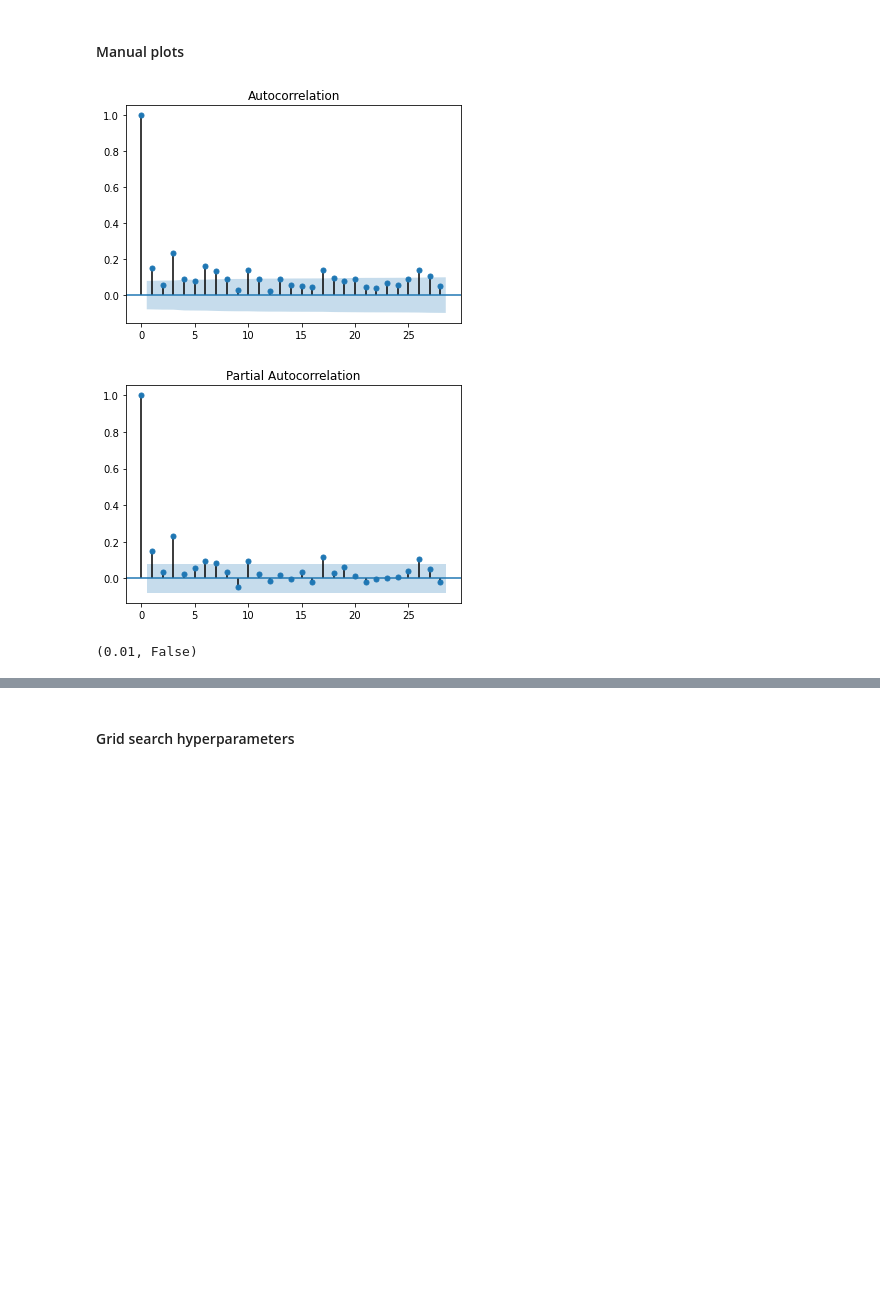
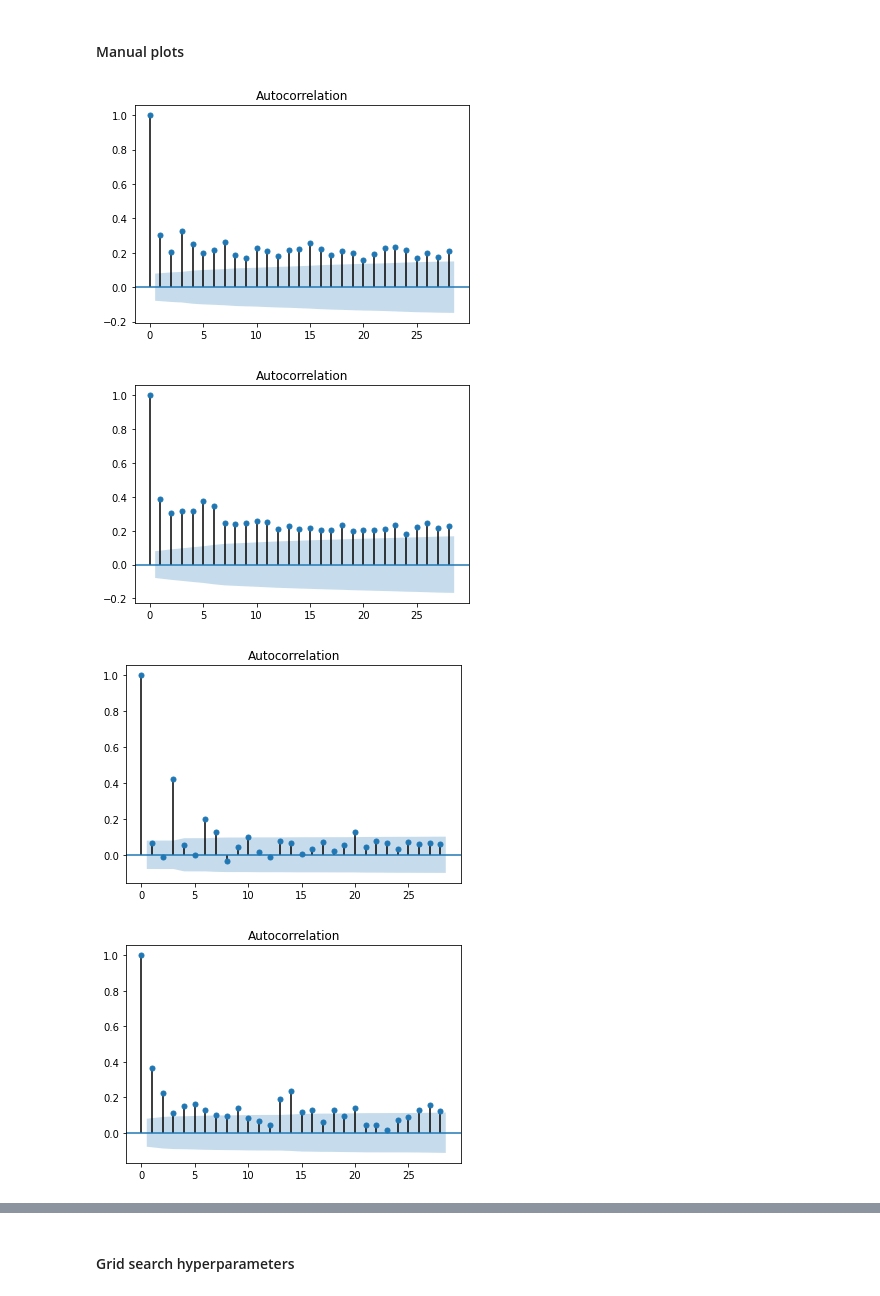
Before and after one commit to GitSanty/EWS-regression, a Jupyter notebook: Arinti_v9.ipynb, the cells around one changed output, grey strips where cells are left out. Drawn from its saved outputs; the diff is of its cells as text; code cells hidden in the pictures; blank space fills up the shorter version.

```diff
--- a/Arinti_v9.ipynb
+++ b/Arinti_v9.ipynb
@@ -103,24 +166,24 @@ patient.shape
 # %% [markdown]
 #### Manual plots
-# %%
-# ACF plot of time series
-from statsmodels.graphics.tsaplots import plot_acf
-
-plot_acf(patient.TEMP)
-plt.show() #95% confidence intervals are drown (default)
-# %% [output]
-[figure, removed]
-# %%
-# PACF plot of time series: if tapers to O => MA model
-
-from statsmodels.graphics.tsaplots import plot_pacf
-
-plot_pacf(patient.TEMP)
-plt.show()
-# %% [output]
-[figure, removed]
-# %%
-adf_test = ADFTest(alpha=0.05)
-adf_test.should_diff(patient.TEMP) # data is not stationairy
-# %% [output]
-(0.01, False)
+# %%
+plot_acf(patient.SBP)
+plt.show() #95% confidence intervals are drown (default)
+
+plot_acf(patient.SpO2)
+plt.show()
+
+plot_acf(patient.HR)
+plt.show()
+
+plot_acf(patient.RR)
+plt.show()
+
+plot_acf(patient.TEMP)
+plt.show()
+# data is not stationairy
+# if data tapers to 0 => MA model
+# %% [output]
+[figure, added]
+[figure, added]
+[figure, added]
+[figure, added]
```
Also changed, not shown: parts of 40 cells of this notebook.
